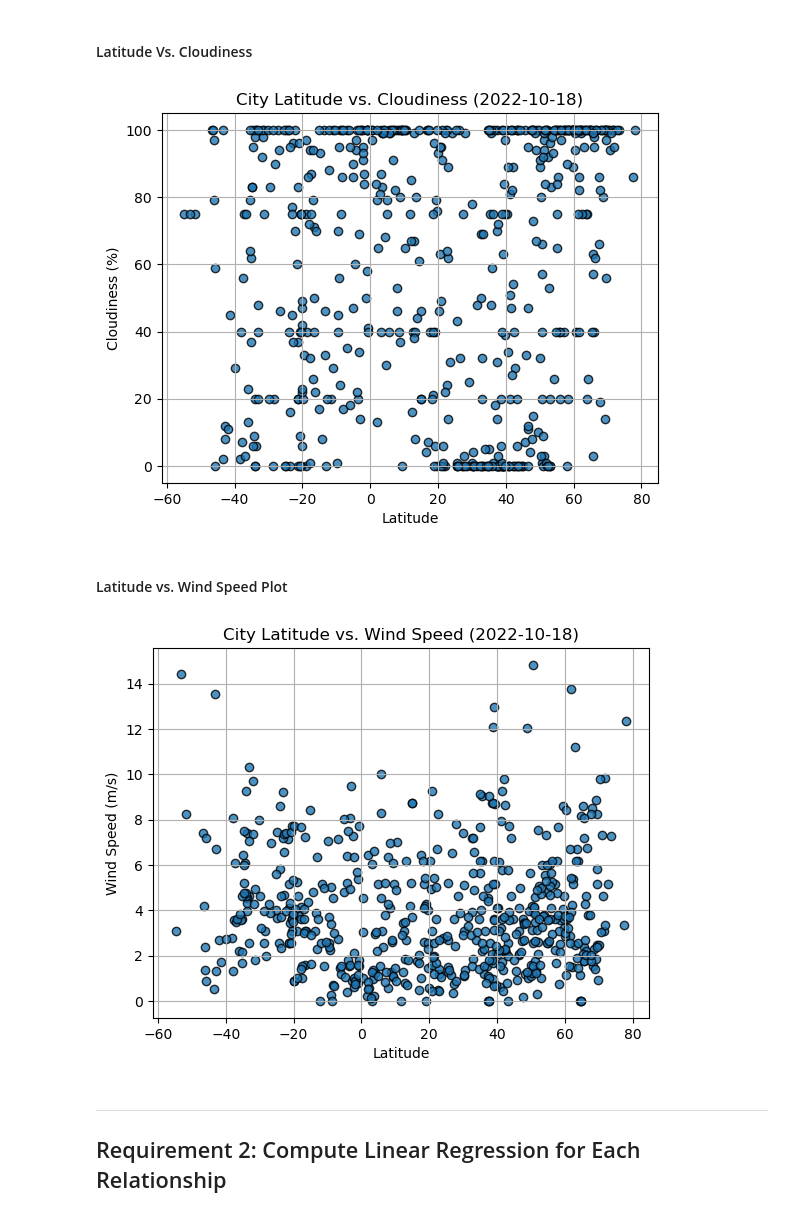
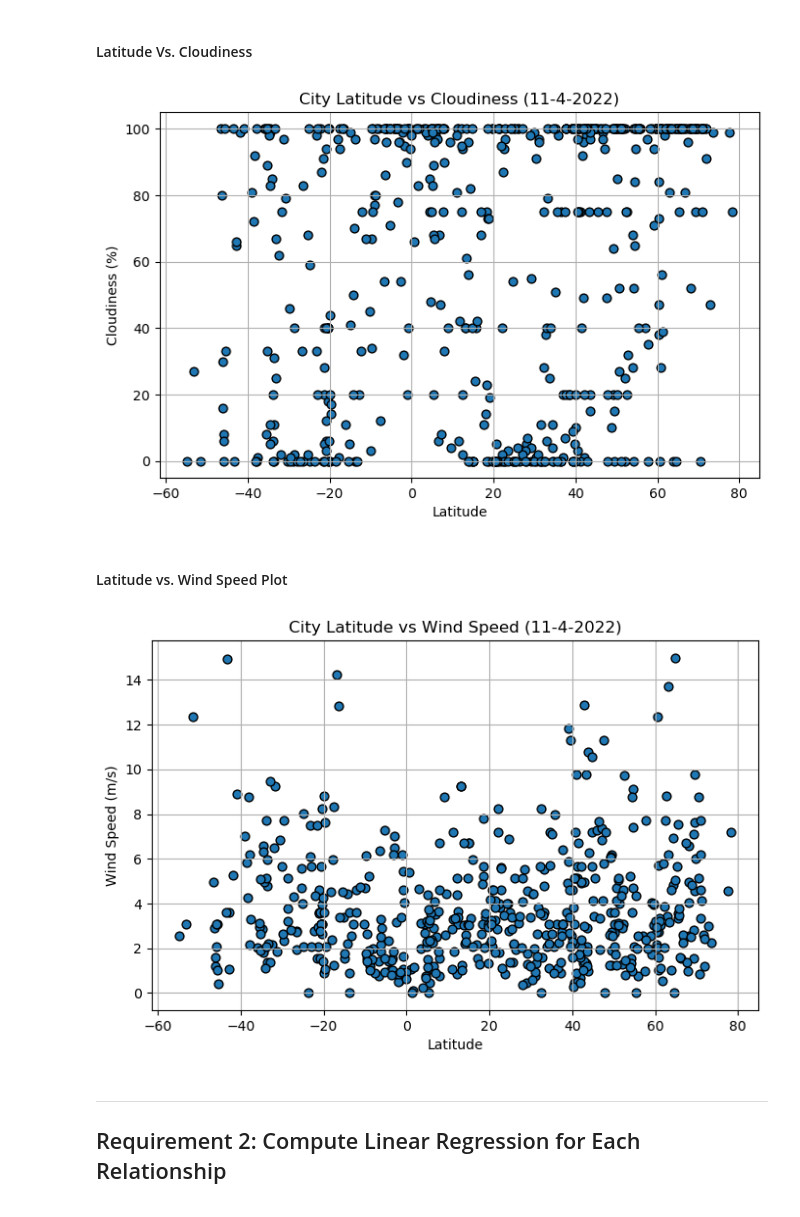
Before and after one commit to zwcrowley/Module_6_python_api_challenge, a Jupyter notebook: api_challenge/WeatherPy/WeatherPy_main.ipynb, the cells around one changed output. Cells and saved outputs as stored; diff of their text form; code cells hidden in the pictures.

```diff
--- a/api_challenge/WeatherPy/WeatherPy_main.ipynb
+++ b/api_challenge/WeatherPy/WeatherPy_main.ipynb
@@ -203,10 +206,13 @@ plt.xlabel("Latitude")
 plt.ylabel("Max Temperature (C)")
 plt.title("City Max Latitude vs Temperature (11-4-2022)")
 plt.grid()
+# Set figure size:
+plt.rcParams["figure.figsize"] = (8,5)
 
-# Save the figure
+# Save the figure:
 plt.savefig("output/Fig1.png")
 
-# Show plot
+
+# Show plot:
 plt.show()
 # %% [output]
@@ -235,26 +241,33 @@ plt.show()
 #### Latitude Vs. Cloudiness
 # %%
 # Build the scatter plots for latitude vs. cloudiness
-# YOUR CODE HERE
+# Use pandas plot to make the scatter plot, add a title and axis labels:
+city_data_df.plot(x='Lat', y='Cloudiness', kind = "scatter", edgecolor='k', s=40)
 
 # Incorporate the other graph properties
-# YOUR CODE HERE
+plt.xlabel("Latitude")
+plt.ylabel("Cloudiness (%)")
+plt.title("City Latitude vs Cloudiness (11-4-2022)")
+plt.grid()
 
 # Save the figure
 plt.savefig("output/Fig3.png")
 
 # Show plot
 plt.show()
 # %% [output]
-[figure, old version]
+[figure, new version]
 # %% [markdown]
 #### Latitude vs. Wind Speed Plot
 # %%
 # Build the scatter plots for latitude vs. wind speed
-# YOUR CODE HERE
+city_data_df.plot(x='Lat', y='Wind Speed', kind = "scatter", edgecolor='k', s=40)
 
 # Incorporate the other graph properties
-# YOUR CODE HERE
+plt.xlabel("Latitude")
+plt.ylabel("Wind Speed (m/s)")
+plt.title("City Latitude vs Wind Speed (11-4-2022)")
+plt.grid()
 
 # Save the figure
 plt.savefig("output/Fig4.png")
@@ -262,7 +275,7 @@ plt.savefig("output/Fig4.png")
 # Show plot
 plt.show()
 # %% [output]
-[figure, old version]
+[figure, new version]
 # %% [markdown]
 ---
 
```
Also changed, not shown: parts of 23 cells of this notebook, 4 other files.
